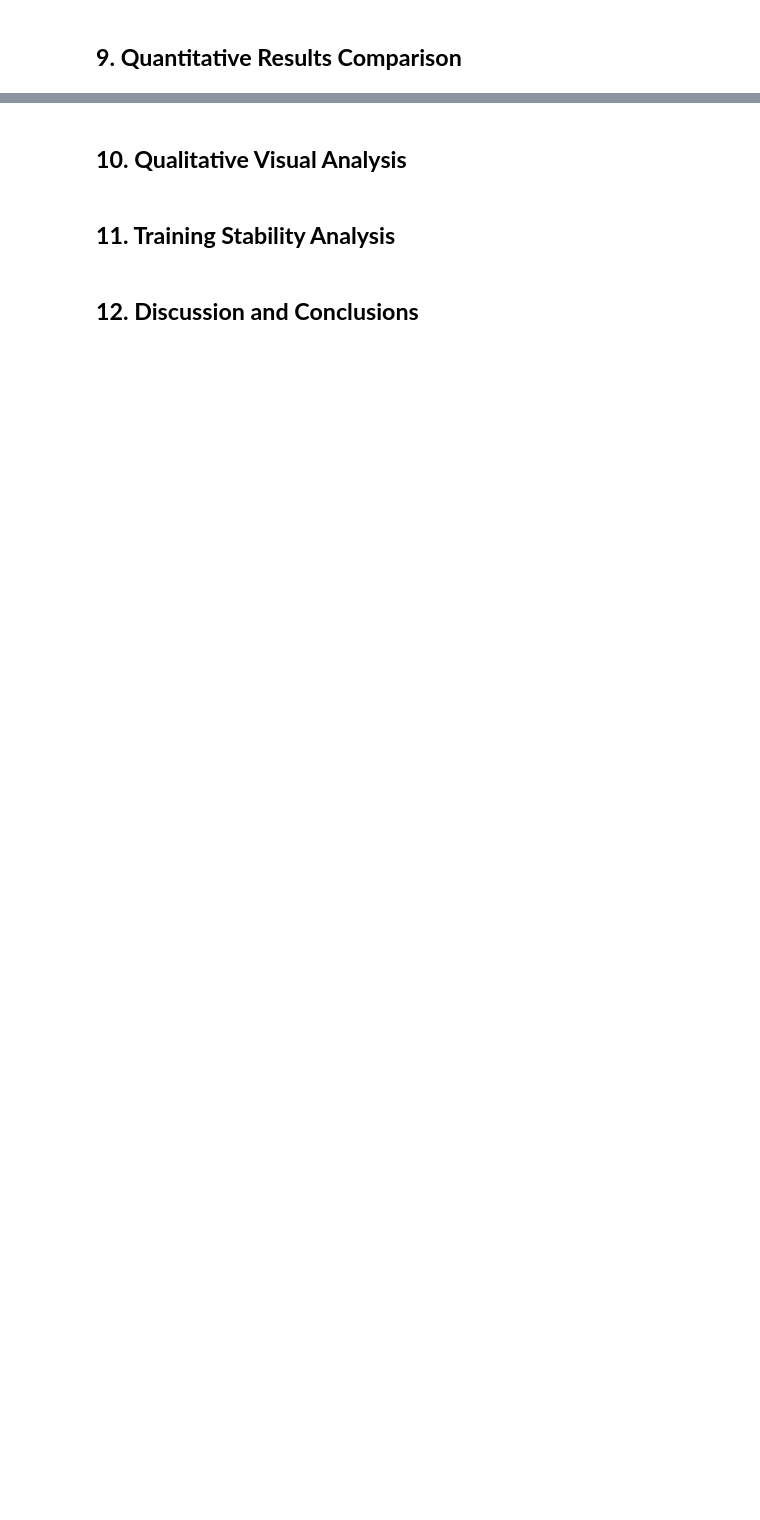
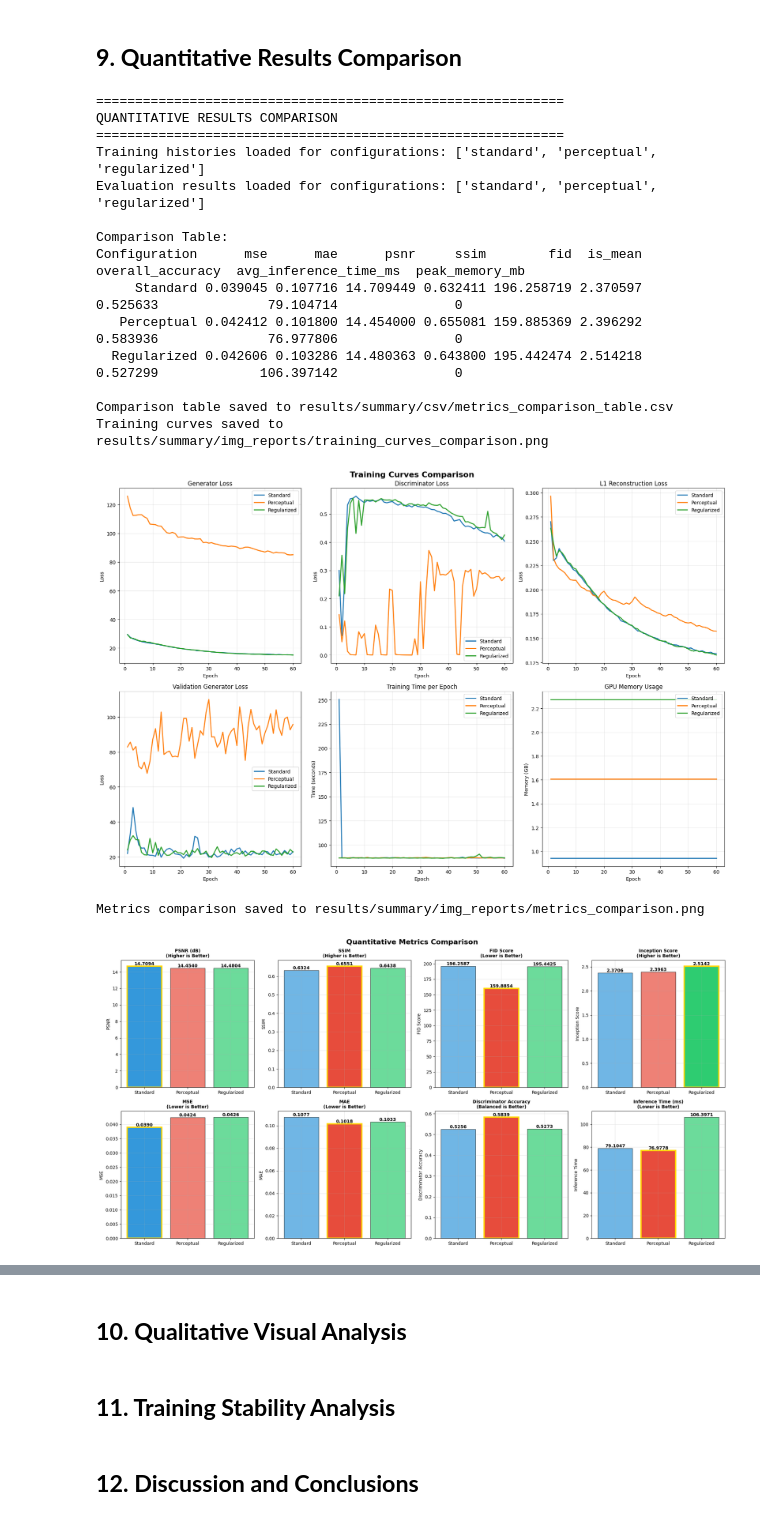
Before and after one commit to Cliche-1/DL_Proyecto_RiveroHayner_GANs, a Jupyter notebook: notebooks/Proyecto_GANs.ipynb, the cells around one changed output, grey strips where cells are left out. Drawn from its saved outputs; the diff is of its cells as text; code cells hidden in the pictures; blank space fills up the shorter version.

```diff
--- a/notebooks/Proyecto_GANs.ipynb
+++ b/notebooks/Proyecto_GANs.ipynb
@@ -1012,13 +1010,13 @@ class StandardTrainer:
         print(f"Checkpoint saved: {checkpoint_path}")
 
 def run_standard_training():
-   checkpoint_path = os.path.join(Config.CHECKPOINT_DIR, "standard_epoch_6.pth")
+   checkpoint_path = os.path.join(Config.CHECKPOINT_DIR, "standard_epoch_60.pth")
    gen_path = os.path.join(Config.CHECKPOINT_DIR, "standard_generator_final.pth")
    disc_path = os.path.join(Config.CHECKPOINT_DIR, "standard_discriminator_final.pth")
 
    if os.path.exists(checkpoint_path):
        print("Loading from checkpoint...")
-       checkpoint = torch.load(checkpoint_path, map_location=Config.DEVICE)
+       checkpoint = torch.load(checkpoint_path, map_location=Config.DEVICE, weights_only=False)
 
        gen_standard = Generator().to(Config.DEVICE)
        disc_standard = Discriminator().to(Config.DEVICE)
@@ -1325,13 +1323,13 @@ class PerceptualTrainer:
         print(f"Checkpoint saved: {checkpoint_path}")
 
 def run_perceptual_training():
-   checkpoint_path = os.path.join(Config.CHECKPOINT_DIR, "perceptual_epoch_6.pth")
+   checkpoint_path = os.path.join(Config.CHECKPOINT_DIR, "perceptual_epoch_60.pth")
    gen_path = os.path.join(Config.CHECKPOINT_DIR, "perceptual_generator_final.pth")
    disc_path = os.path.join(Config.CHECKPOINT_DIR, "perceptual_discriminator_final.pth")
 
    if os.path.exists(checkpoint_path):
        print("Loading from checkpoint...")
-       checkpoint = torch.load(checkpoint_path, map_location=Config.DEVICE)
+       checkpoint = torch.load(checkpoint_path, map_location=Config.DEVICE, weights_only=False)
 
        gen_perceptual = Generator().to(Config.DEVICE)
        disc_perceptual = Discriminator().to(Config.DEVICE)
@@ -1664,13 +1662,13 @@ class RegularizedTrainer:
         print(f"Checkpoint saved: {checkpoint_path}")
 
 def run_regularized_training():
-   checkpoint_path = os.path.join(Config.CHECKPOINT_DIR, "regularized_epoch_6.pth")
+   checkpoint_path = os.path.join(Config.CHECKPOINT_DIR, "regularized_epoch_60.pth")
    gen_path = os.path.join(Config.CHECKPOINT_DIR, "regularized_generator_final.pth")
    disc_path = os.path.join(Config.CHECKPOINT_DIR, "regularized_discriminator_final.pth")
 
    if os.path.exists(checkpoint_path):
        print("Loading from checkpoint...")
-       checkpoint = torch.load(checkpoint_path, map_location=Config.DEVICE)
+       checkpoint = torch.load(checkpoint_path, map_location=Config.DEVICE, weights_only=False)
 
        gen_regularized = Generator().to(Config.DEVICE)
        disc_regularized = Discriminator().to(Config.DEVICE)
@@ -2107,7 +2105,7 @@ for model_name, (generator, discriminator) in models_to_evaluate.items():
         device=device,
         config_name=model_name,
         save_dir="./results/summary/csv",
-        max_batches=16,
+        max_batches=5,
         save_results=True
     )
 
@@ -2495,12 +2483,34 @@ def run_quantitative_analysis(histories, results):
 # %%
 histories = {
     'standard': standard_history,
     'perceptual': perceptual_history,
     'regularized': regularized_history
     }
+
+"""
 results = {
     'standard': standard_resultss,
     'perceptual': perceptual_resultss,
     'regularized': regularized_resultss
     }
-analyzer = run_quantitative_analysis(histories, results)
+"""
+
+analyzer = run_quantitative_analysis(histories, all_results)
+# %% [output]
+============================================================
+QUANTITATIVE RESULTS COMPARISON
+============================================================
+Training histories loaded for configurations: ['standard', 'perceptual', 'regularized']
+Evaluation results loaded for configurations: ['standard', 'perceptual', 'regularized']
+
+Comparison Table:
+Configuration      mse      mae      psnr     ssim        fid  is_mean  overall_accuracy  avg_inference_time_ms  peak_memory_mb
+     Standard 0.039045 0.107716 14.709449 0.632411 196.258719 2.370597          0.525633              79.104714               0
+   Perceptual 0.042412 0.101800 14.454000 0.655081 159.885369 2.396292          0.583936              76.977806               0
+  Regularized 0.042606 0.103286 14.480363 0.643800 195.442474 2.514218          0.527299             106.397142               0
+
+Comparison table saved to results/summary/csv/metrics_comparison_table.csv
+Training curves saved to results/summary/img_reports/training_curves_comparison.png
+[figure, added]
+Metrics comparison saved to results/summary/img_reports/metrics_comparison.png
+[figure, added]
```
Also changed, not shown: parts of 9 cells of this notebook, 8 other files.
